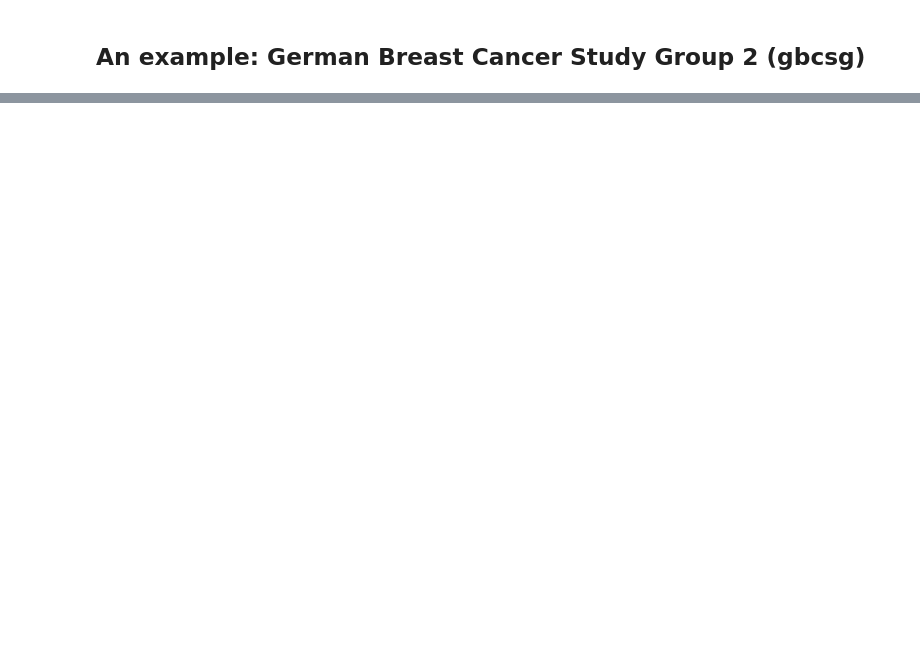
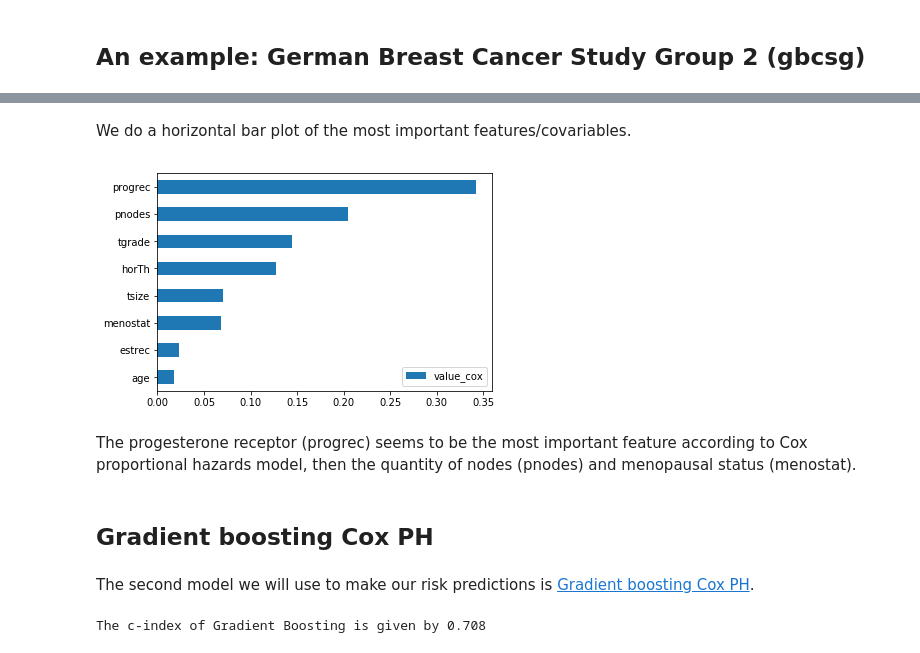
Before and after one commit to alonsosilvaallende/Survival_Analysis, a Jupyter notebook: Cox_PH_vs_Gradient_Boosting_Cox_PH_a_practical_guide.ipynb, the cells around one changed output, grey strips where cells are left out. Drawn from its saved outputs; the diff is of its cells as text; code cells hidden in the pictures; blank space fills up the shorter version.

```diff
--- a/Cox_PH_vs_Gradient_Boosting_Cox_PH_a_practical_guide.ipynb
+++ b/Cox_PH_vs_Gradient_Boosting_Cox_PH_a_practical_guide.ipynb
@@ -357,0 +137,4 @@ plt.show()
+# %%
+# tgrade: tumor grade is an ordered categorical variable so we treat it differently
+X['tgrade'] = X['tgrade'].cat.as_ordered()
+X['tgrade'].dtype
@@ -357,0 +153,5 @@ plt.show()
+# %%
+# we transform the categorical variables to numerical variables
+X['horTh'] = X['horTh'].cat.codes
+X['menostat'] = X['menostat'].cat.codes
+X['tgrade'] = X['tgrade'].cat.codes
@@ -357,0 +176,4 @@ plt.show()
+# %%
+from sklearn.model_selection import train_test_split
+
+X_trn, X_val, y_trn, y_val = train_test_split(X, y, test_size=0.2, random_state=311)
@@ -357,0 +248,27 @@ plt.show()
+# %% [markdown]
+We do a horizontal bar plot of the most important features/covariables.
+# %%
+# Feature importance
+fi_cox = cox.named_steps['coxph'].coef_
+rfi_cox = np.abs(fi_cox)/np.sum(np.abs(fi_cox))
+lab = X_trn.columns
+df_fi_cox = pd.DataFrame({'lab_cox': lab, 'value_cox': rfi_cox}, index=lab)
+df_fi_cox = df_fi_cox.sort_values(by='value_cox', ascending=True)
+df_fi_cox.plot.barh(y='value_cox');
+# %% [output]
+[figure, added]
+# %% [markdown]
+The progesterone receptor (progrec) seems to be the most important feature according to Cox proportional hazards model, then the quantity of nodes (pnodes) and menopausal status (menostat).
+# %% [markdown]
+## Gradient boosting Cox PH
+# %% [markdown]
+The second model we will use to make our risk predictions is [Gradient boosting Cox PH](https://scikit-survival.readthedocs.io/en/latest/generated/sksurv.ensemble.GradientBoostingSurvivalAnalysis.html).
+# %%
+from sksurv.ensemble import GradientBoostingSurvivalAnalysis
+
+gb = GradientBoostingSurvivalAnalysis(random_state=42)
+gb.fit(X_trn, y_trn)
+ci_gb = concordance_index_censored(y_val["cens"], y_val["time"], gb.predict(X_val))[0]
+print(f'The c-index of Gradient Boosting is given by {ci_gb:.3f}')
+# %% [output]
+The c-index of Gradient Boosting is given by 0.708
```
Also changed, not shown: parts of 91 cells of this notebook.
